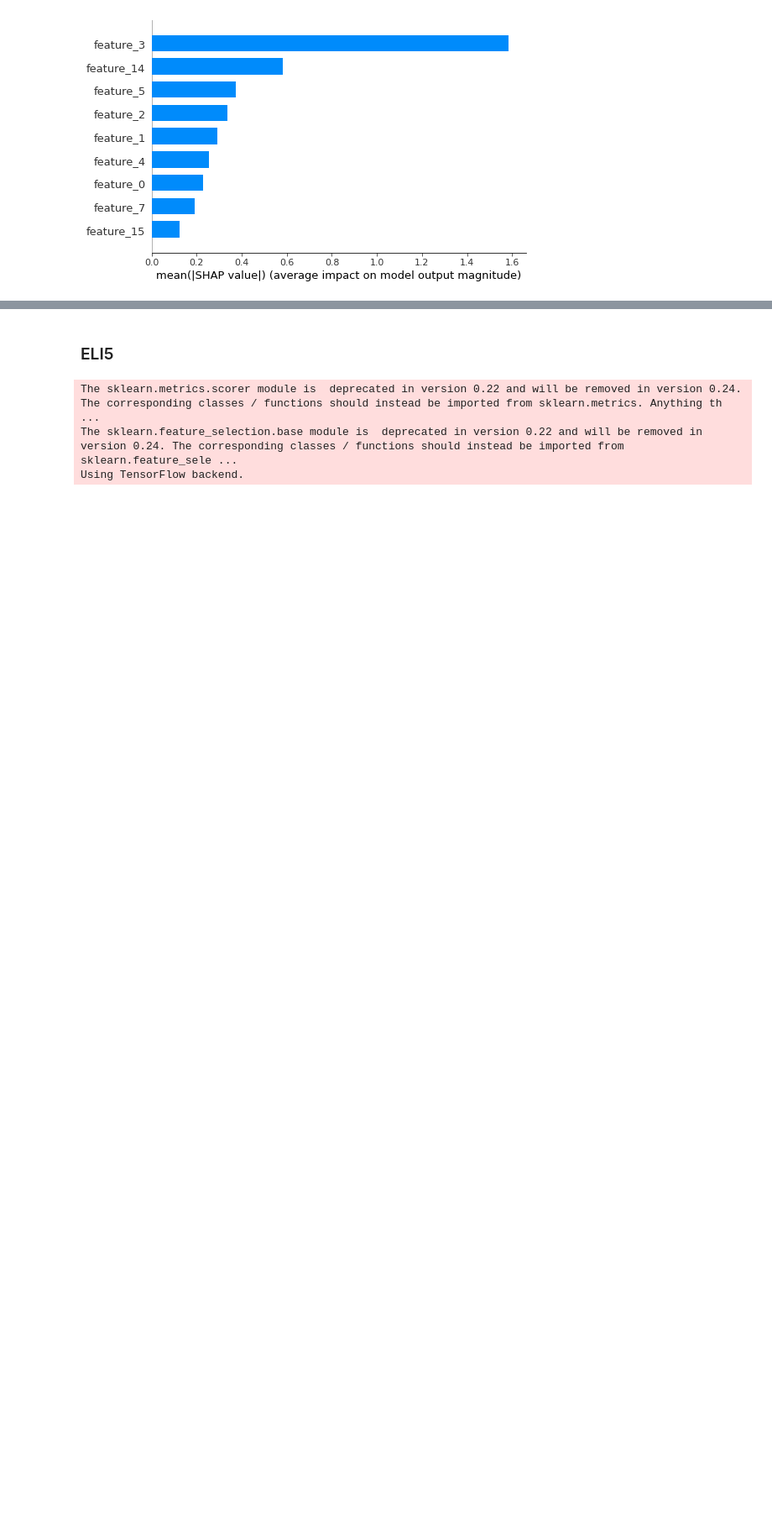
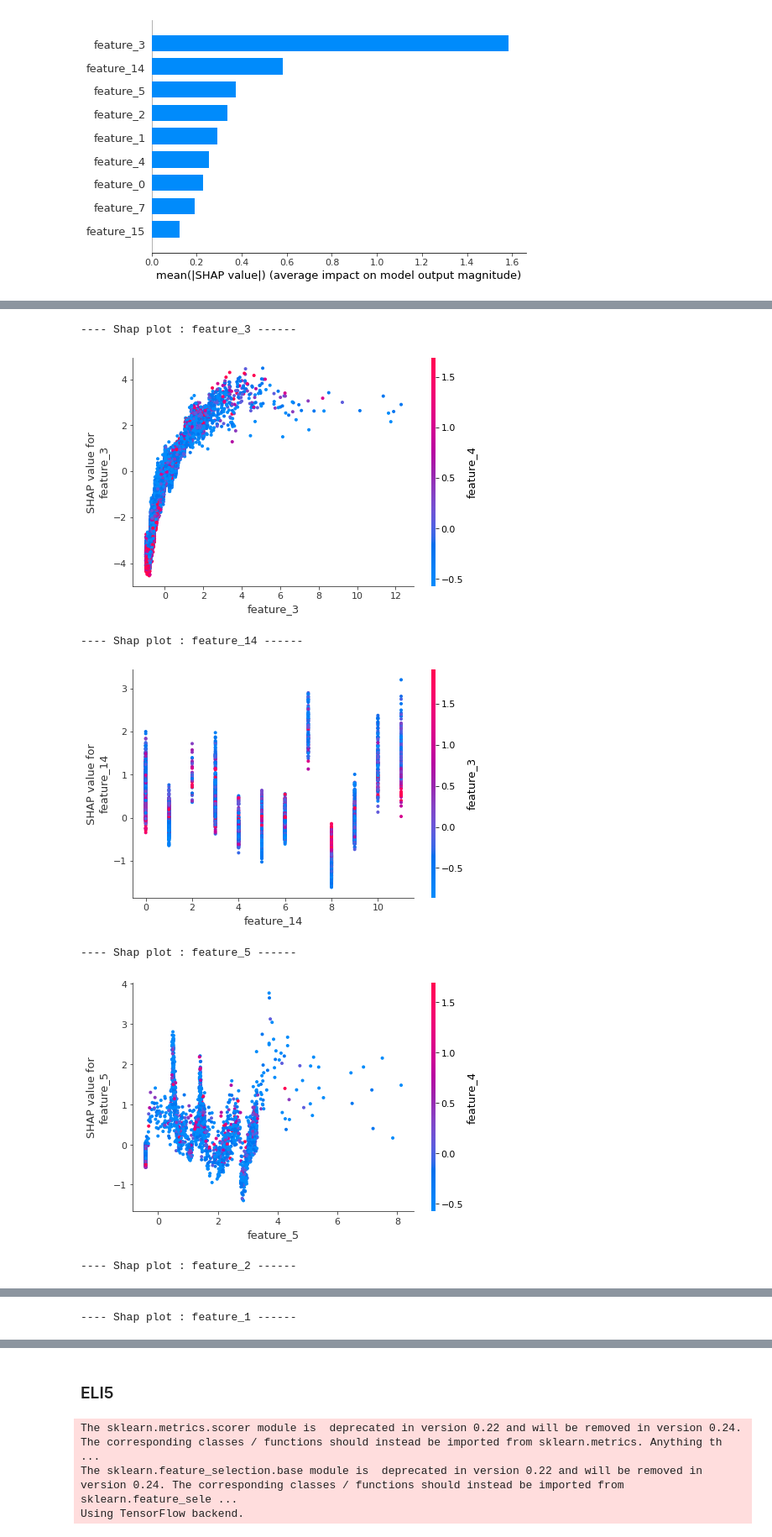
Before and after one commit to blewy/Insurance_Churn, a Jupyter notebook: notebooks/00. Initial_research.ipynb, the cells around one changed output, grey strips where cells are left out. Shown at 84% size. Drawn from its saved outputs; the diff is of its cells as text; code cells hidden in the pictures; blank space fills up the shorter version.

```diff
--- a/notebooks/00. Initial_research.ipynb
+++ b/notebooks/00. Initial_research.ipynb
@@ -1093,0 +1133,3 @@ shap.summary_plot(shap_values, X_test_model)
+# %%
+order_features = np.argsort(-np.sum(np.abs(shap_values),0))
+X_test_model.columns[order_features]
@@ -1093,0 +1140,12 @@ shap.summary_plot(shap_values, X_test_model)
+# %%
+for i in range(len(order_features)):
+    print(f"---- Shap plot : {X_test_model.columns[order_features][i]} ------")
+    shap.dependence_plot(X_test_model.columns[order_features[i]], shap_values, X_test_model)
+# %% [output]
+---- Shap plot : feature_3 ------
+[figure, added]
+---- Shap plot : feature_14 ------
+[figure, added]
+---- Shap plot : feature_5 ------
+[figure, added]
+---- Shap plot : feature_2 ------
@@ -1093,0 +1153 @@ shap.summary_plot(shap_values, X_test_model)
+---- Shap plot : feature_1 ------
```
Also changed, not shown: parts of 33 cells of this notebook.
